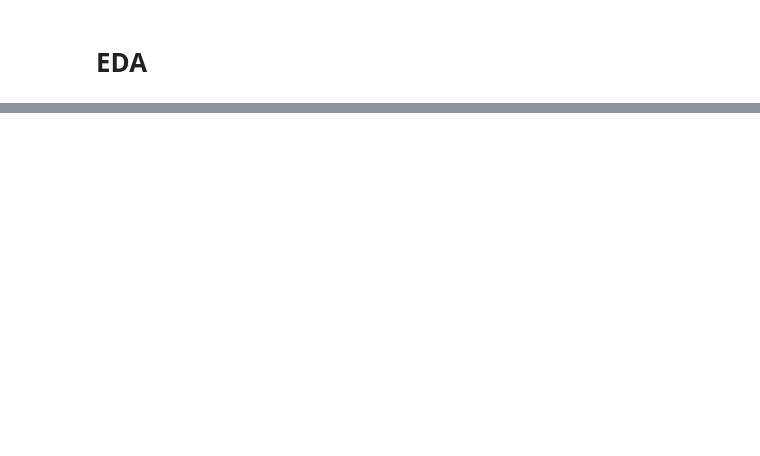
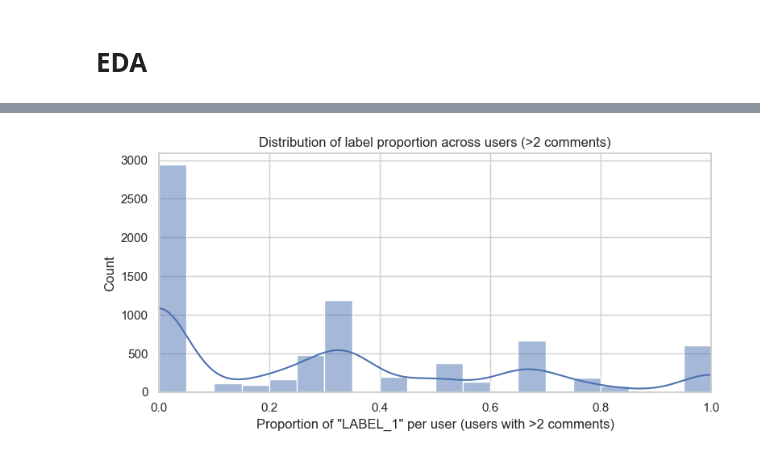
Before and after one commit to ronanhansel/ai-slop-detector, a Jupyter notebook: eda.ipynb, the cells around one changed output, grey strips where cells are left out. Saved outputs shown, nothing was run; the diff lists cells and outputs as text; code cells hidden in the pictures; blank space fills up the shorter version.

```diff
--- a/eda.ipynb
+++ b/eda.ipynb
@@ -22,0 +263,85 @@ df
+# %%
+# distribution of user label proportions (users with >2 comments)
+# and agreement vs disagreement for users with exactly 2 comments
+
+import matplotlib.pyplot as plt
+import seaborn as sns
+from collections import Counter
+
+sns.set(style="whitegrid")
+
+# detect columns
+user_candidates = ['commenter_id', 'user_id', 'author_id', 'username', 'user_name', 'author']
+label_candidates = ['label', 'ai_label', 'detection_label', 'class', 'label_name', 'gt_label']
+user_col = next((c for c in df.columns if c in user_candidates), None)
+label_col = next((c for c in df.columns if c in label_candidates), None)
+
+if user_col is None or label_col is None:
+    print("Missing user or label column. Available columns:", df.columns.tolist())
+else:
+    df_u = df.dropna(subset=[user_col, label_col]).copy()
+
+    # aggregate labels per user
+    agg = df_u.groupby(user_col)[label_col].agg(list).reset_index(name='labels')
+    agg['comment_count'] = agg['labels'].map(len)
+
+    # users with >2 comments
+    more2 = agg[agg['comment_count'] > 2].copy()
+    if more2.empty:
+        print("No users with more than 2 comments.")
+    else:
+        # detect distinct labels
+        unique_labels = sorted(df_u[label_col].dropna().unique())
+        if len(unique_labels) == 2:
+            pos_label = unique_labels[1]
+            more2['prop_pos'] = more2['labels'].map(lambda L: L.count(pos_label) / len(L))
+            plt.figure(figsize=(8,4))
+            sns.histplot(more2['prop_pos'], bins=20, kde=True)
+            plt.xlabel(f'Proportion of "{pos_label}" per user (users with >2 comments)')
+            plt.title('Distribution of label proportion across users (>2 comments)')
+            plt.xlim(0,1)
+            plt.tight_layout()
+            plt.show()
+            plt.savefig('data-ai-slop-detector/user_label_prop_hist_more2.png', dpi=150)
+            print("Saved data-ai-slop-detector/user_label_prop_hist_more2.png")
+        else:
+            # multi-class: show boxplot of per-user proportion per label
+            def label_props(L):
+                c = Counter(L)
+                total = len(L)
+                return {lab: c.get(lab,0)/total for lab in unique_labels}
+            props = more2['labels'].map(label_props).apply(pd.Series).fillna(0)
+            props.index = more2[user_col].values
+            plt.figure(figsize=(10,4))
+            sns.boxplot(data=props, orient='h')
+            plt.xlabel('Proportion')
+            plt.title('Per-label proportion distribution across users (>2 comments)')
+            plt.xlim(0,1)
+            plt.tight_layout()
+            plt.show()
+            plt.savefig('data-ai-slop-detector/user_label_prop_box_more2.png', dpi=150)
+            print("Saved data-ai-slop-detector/user_label_prop_box_more2.png")
+
+    # users with exactly 2 comments -> agreement vs disagreement
+    eq2 = agg[agg['comment_count'] == 2].copy()
+    if eq2.empty:
+        print("No users with exactly 2 comments.")
+    else:
+        eq2['agreement'] = eq2['labels'].map(lambda L: 1 if L[0] == L[1] else 0)
+        agree_count = int(eq2['agreement'].sum())
+        disagree_count = int(len(eq2) - agree_count)
+        print(f"\nUsers with exactly 2 comments: total={len(eq2)}, agreement={agree_count}, disagreement={disagree_count}")
+
+        plt.figure(figsize=(5,5))
+        labels = ['agreement', 'disagreement']
+        sizes = [agree_count, disagree_count]
+        colors = sns.color_palette('pastel')[0:2]
+        plt.pie(sizes, labels=labels, autopct='%1.1f%%', startangle=90, colors=colors)
+        plt.title('Agreement vs Disagreement (users with exactly 2 comments)')
+        plt.tight_layout()
+        plt.show()
+        plt.savefig('data-ai-slop-detector/agree_vs_disagree_eq2.png', dpi=150)
+        print("Saved data-ai-slop-detector/agree_vs_disagree_eq2.png")
+# ...existing code...
+# %% [output]
+[figure, added]
```
Also changed, not shown: parts of 14 cells of this notebook, 20 other files.
